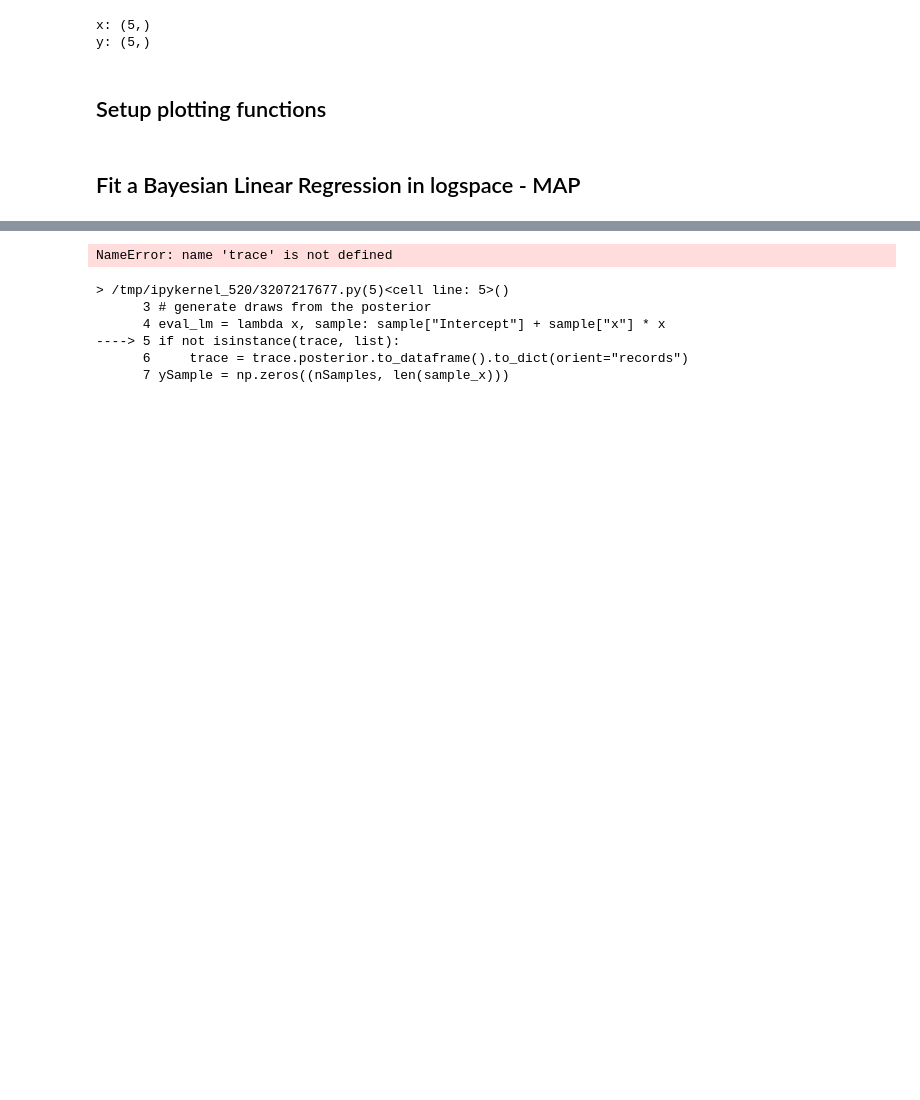
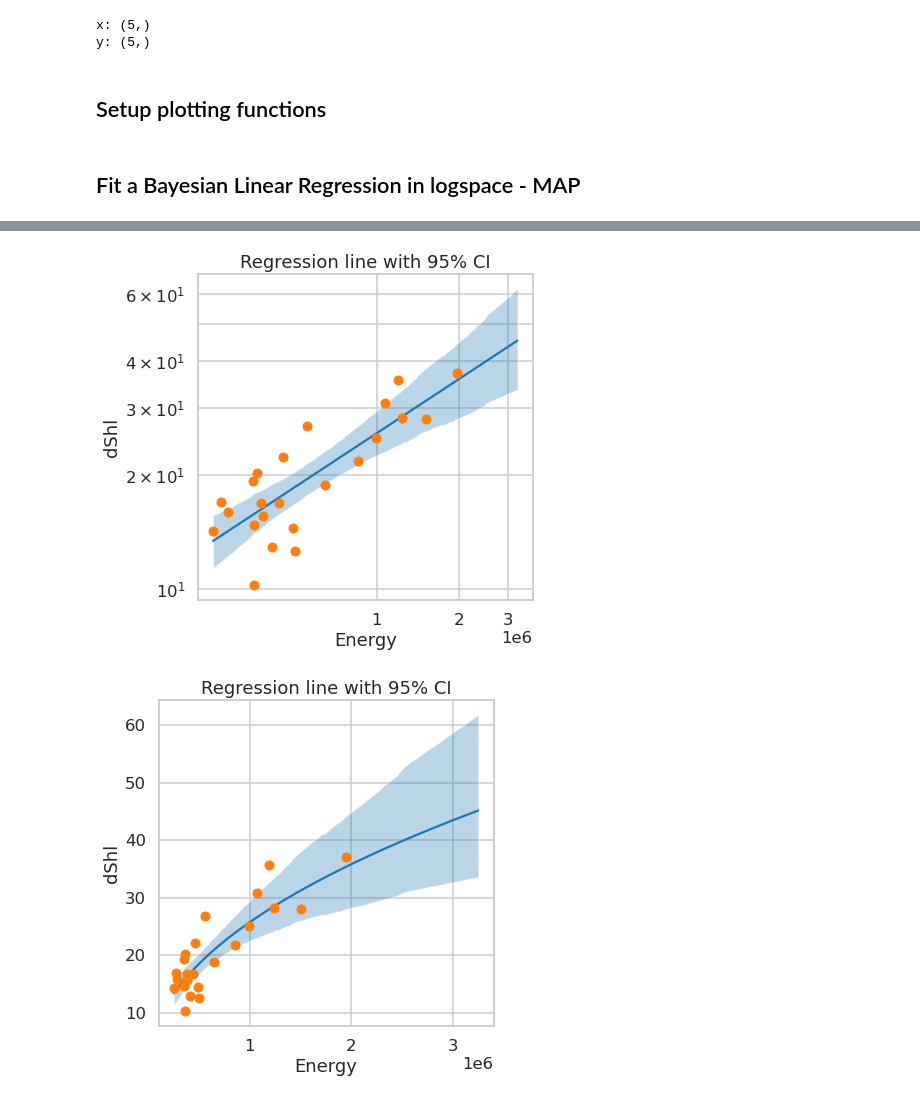
Before and after one commit to simmonsja/bayes-lr-shoreline, a Jupyter notebook: 02_numpyro_analysis.ipynb, the cells around one changed output, grey strips where cells are left out. Cells and saved outputs as stored; diff of their text form; code cells hidden in the pictures; blank space fills up the shorter version.

```diff
--- a/02_numpyro_analysis.ipynb
+++ b/02_numpyro_analysis.ipynb
@@ -325,11 +390,12 @@ None
 def linear_model(energy=None,dshl=None):
     '''
     Define linear model with priors for the parameters and model error
+    Need to check that the assumptions for priors give the right posterior
     '''
     # Define priors
     coeff1 = numpyro.sample("coeff1",dist.Normal(0, 10))
     intercept = numpyro.sample("intercept",dist.Normal(0, 10))
-    sigma = numpyro.sample("sigma", dist.HalfCauchy(10))
+    sigma = numpyro.sample("sigma", dist.Gamma(2.5,5))
 
     mu_out = coeff1 * energy + intercept
     dshl_modelled = numpyro.sample("dshl_modelled", dist.Normal(mu_out, sigma), obs=dshl)
@@ -417,37 +451,23 @@ None
-# %%
-nSamples = 100
-
-# generate draws from the posterior
-eval_lm = lambda x, sample: sample["Intercept"] + sample["x"] * x
-if not isinstance(trace, list):
-    trace = trace.posterior.to_dataframe().to_dict(orient="records")
-ySample = np.zeros((nSamples, len(sample_x)))
-for ii, rand_loc in enumerate(np.random.randint(0, len(trace), nSamples)):
-    rand_sample = trace[rand_loc]
-    tmpSample = eval_lm(np.log(sample_x), rand_sample)
-    ySample[ii,:] = tmpSample
-
-mapParams = pm.find_MAP(model=model)
-yMAP = eval_lm(np.log(sample_x), mapParams)
-
-draw_fit(
-    x,y,
-    sample_x,np.full(sample_x.shape, np.nan),
-    ySample=np.exp(ySample),yMAP=np.exp(yMAP),
-    title='Fit with uncertainty')
-
-draw_fit(
-    x,y,
-    sample_x,np.full(sample_x.shape, np.nan),
-    ySample=np.exp(ySample),yMAP=np.exp(yMAP),
-    log_scale=True,title='Log-Log fit with uncertainty')
-
-None
-# %% [output]
-NameError: name 'trace' is not defined
-> /tmp/ipykernel_520/3207217677.py(5)<cell line: 5>()
-      3 # generate draws from the posterior
-      4 eval_lm = lambda x, sample: sample["Intercept"] + sample["x"] * x
-----> 5 if not isinstance(trace, list):
-      6     trace = trace.posterior.to_dataframe().to_dict(orient="records")
-      7 ySample = np.zeros((nSamples, len(sample_x)))
+# %%
+x_log_out = np.linspace(x_log.min(),x_log.max()+(x_log.max()-x_log.min())*0.25,100)
+
+# Compute empirical posterior distribution over mu
+posterior_mu = (
+    jnp.expand_dims(samples["intercept"], -1)
+    + jnp.expand_dims(samples["coeff1"], -1) * x_log_out
+)
+
+mean_mu = jnp.mean(posterior_mu, axis=0)
+hpdi_mu = hpdi(posterior_mu, ci)
+ax = plot_regression(np.exp(x_log), np.exp(y_log), np.exp(x_log_out), np.exp(mean_mu), np.exp(hpdi_mu), log_scale=True)
+ax.set(
+    xlabel="Energy", ylabel="dShl", title="Regression line with 95% CI"
+)
+ax = plot_regression(np.exp(x_log), np.exp(y_log), np.exp(x_log_out), np.exp(mean_mu), np.exp(hpdi_mu))
+ax.set(
+    xlabel="Energy", ylabel="dShl", title="Regression line with 95% CI"
+)
+None
+# %% [output]
+[figure, added]
+[figure, added]
```
Also changed, not shown: parts of 11 cells of this notebook.
